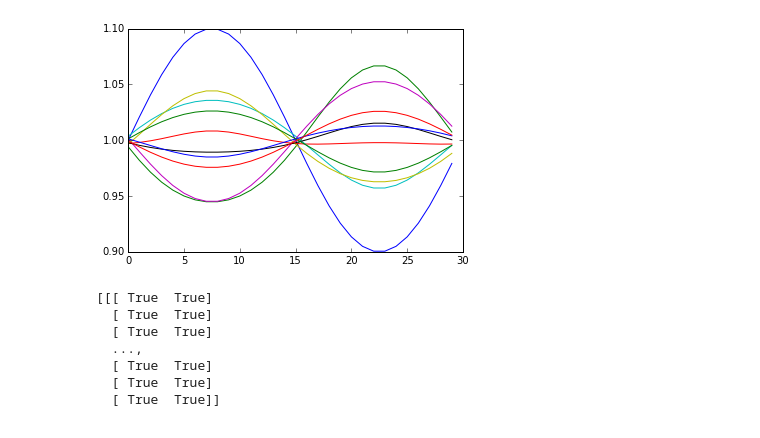
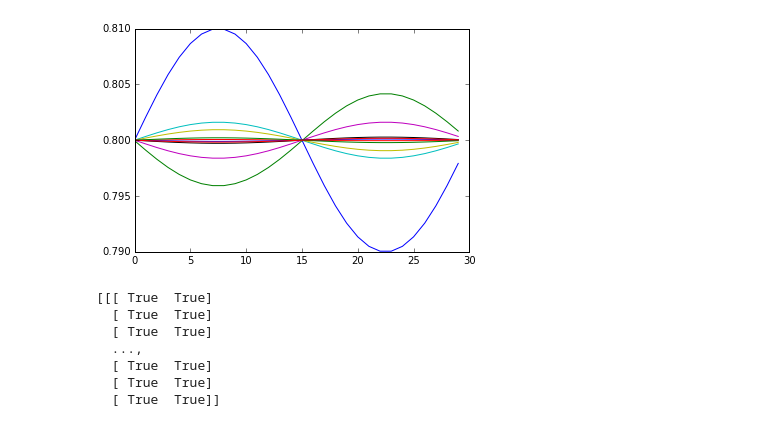
Before and after one commit to Schraivogel/hpc, a Jupyter notebook: Exercise 1_Julian.ipynb, the cells around one changed output. Cells and saved outputs as stored; diff of their text form; code cells hidden in the pictures.

```diff
--- a/Exercise 1_Julian.ipynb
+++ b/Exercise 1_Julian.ipynb
@@ -83,6 +83,31 @@ def calc_avg_vel(rho, j):
 
     return u
 
+
+def calc_equilibrium1(rho, u, c, w):
+    nRows = rho.shape[0]
+    nCols = rho.shape[1]
+    nCh = len(w)
+
+    fEq = np.zeros((nRows, nCols, nCh))
+    for row in range(nRows):
+        for col in range(nCols):
+            for ch in range(nCh):
+                node = (row, col)
+
+                rhoTmp = rho[node]
+                uTmp = u[node].reshape((-1, 1)).T
+                cTmp = c[ch].reshape((-1, 1))
+
+                part1 = w[ch] * rhoTmp
+                part2 = (1 + 3 * uTmp.dot(cTmp) +
+                         9 / 2 * uTmp.dot(cTmp) ** 2 -
+                         3 / 2 * uTmp.dot(uTmp.T))
+
+                fEq[row, col, ch] = part1 * part2
+
+    return fEq
+
 def calc_equilibrium(w, rho, u, c):
 
     #ch = len(w)
@@ -116,7 +141,7 @@ timesteps = 200
 
 # c = np.array([[0, 0, -1, 0, 1, -1, -1, 1, 1], [0, 1, 0, -1, 0, 1, -1, -1, 1]])
 
-c1 = np.array([[0,0], [0,1], [-1,0], [0,-1], [1,0], [-1,1], [-1,-1], [1,-1], [1,1]])
+c = np.array([[0,0], [0,1], [-1,0], [0,-1], [1,0], [-1,1], [-1,-1], [1,-1], [1,1]])
 
 latt = np.zeros((rows, cols, q), dtype = float)
 
@@ -133,16 +158,16 @@ latt[:,:,8] = 1 / 36
 
 #ch = 3
 w = np.array([4/9, 1/9, 1/9, 1/9, 1/9, 1/36, 1/36, 1/36, 1/36])
-omega = 1
+omega = 0.5
 
 # shear wave decay init
-epsilon = 0.1
+epsilon = 0.01
 
 for t in range(timesteps):
-    #print(latt[:,:,3])
+    print(latt[:,:,3])
     latt = shift_latt(latt)
     j = calc_j(c1, latt)
     rho = sum_occ(latt)
     u = calc_avg_vel(rho, j)
-    f_eq = calc_equilibrium(w, rho, u, c1)
+    f_eq = calc_equilibrium1(rho, u, c, w)
     latt += omega * (f_eq - latt)
@@ -152,17 +195,17 @@ def set_rho(epsilon, rho0, rows, cols):
     # Offset rho0 setzen
     rho = np.full((rows,cols), rho0, dtype = float)
     valx = (2 * np.pi * np.arange(cols)) / (cols)
-    print(isinstance(valx, float))
+    #print(isinstance(valx, float))
     rho += epsilon * np.sin(valx).reshape(1, cols)
     return rho
 
-rho0 = 1.0
+rho0 = 0.8
 rho = set_rho(epsilon, rho0, rows, cols)
 u = np.zeros((rows, cols, 2))
 
 
 # Belegung des lattice, dass das mit rho, welches ich in der funktion set_rho berechnet habe, passt
-latt = calc_equilibrium(w, rho, u, c1) # which is equal to f_eq
+latt = calc_equilibrium1(rho, u, c, w) # which is equal to f_eq
 
 # sanity check if calculation of rho is equal to predefined rho in function above
 print(rho == sum_occ(latt))
@@ -171,7 +214,7 @@ print(np.isclose(rho, sum_occ(latt), rtol=1e-15, atol=1e-20, equal_nan=False))
 # plot stuff
 plt.figure()
 
-rho = sum_occ(latt)
+#rho = sum_occ(latt)
 
 # for setting rho0
 for t in range(timesteps):
@@ -182,6 +225,6 @@ for t in range(timesteps):
     j = calc_j(c1, latt)
     rho = sum_occ(latt)
     u = calc_avg_vel(rho, j)
-    f_eq = calc_equilibrium(w, rho, u, c1)
+    f_eq = calc_equilibrium1(rho, u, c, w)
     latt += omega * (f_eq - latt)
 # %% [output]
@@ -205,4 +248,4 @@ False
-[figure, old version]
+[figure, new version]
 # %%
 def set_u(epsilon, u0, rows, cols):
 
```
Also changed, not shown: parts of 2 cells of this notebook.
